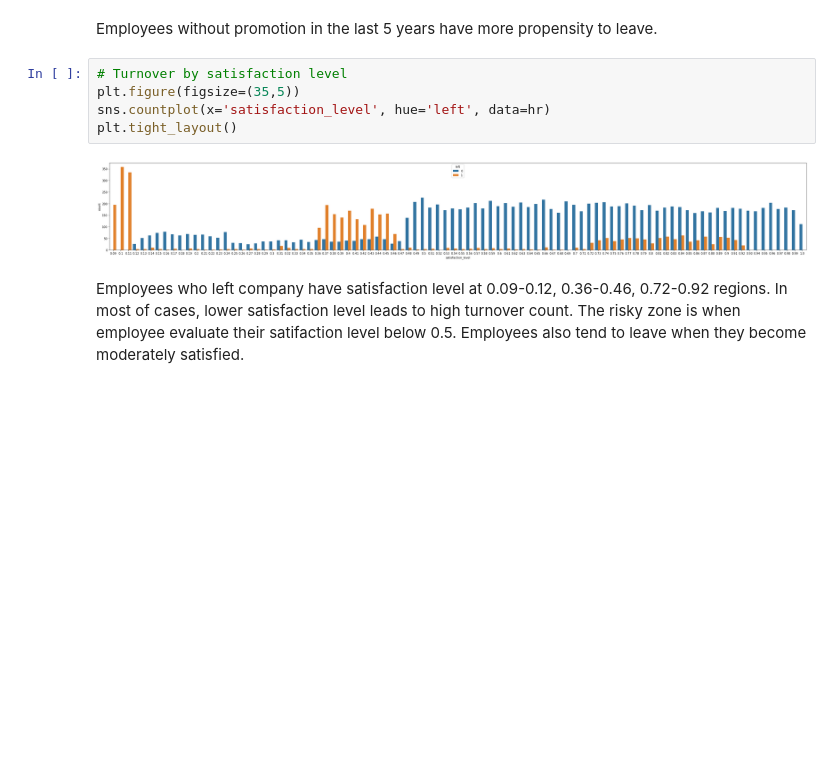
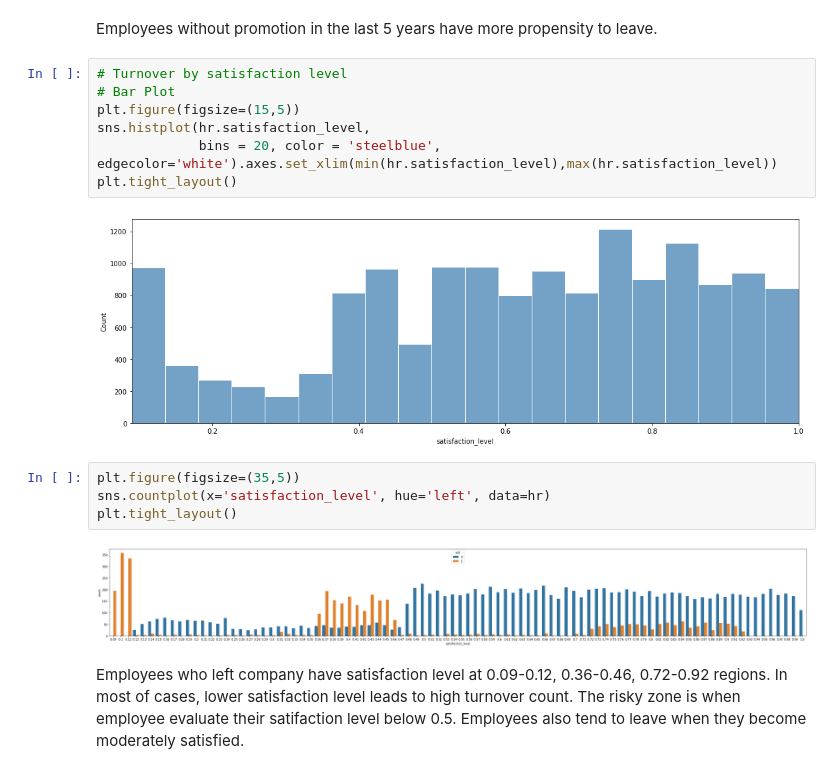
Before and after one commit to susanliubc/HR-Turnover-Analysis, a Jupyter notebook: Turnover.ipynb, the cells around one changed output. Drawn from its saved outputs; the diff is of its cells as text; blank space fills up the shorter version.

```diff
--- a/Turnover.ipynb
+++ b/Turnover.ipynb
@@ -176,8 +185,16 @@ Turnover Rate if Promotion: 5.96 %
 Turnover Rate if No Promotion: 24.2 %
 # %% [markdown]
 Employees without promotion in the last 5 years have more propensity to leave.
+# %%
+# Turnover by satisfaction level
+# Bar Plot
+plt.figure(figsize=(15,5))
+sns.histplot(hr.satisfaction_level,
+             bins = 20, color = 'steelblue', edgecolor='white').axes.set_xlim(min(hr.satisfaction_level),max(hr.satisfaction_level))
+plt.tight_layout()
+# %% [output]
+[figure, added]
 # %%
-# Turnover by satisfaction level
 plt.figure(figsize=(35,5))
 sns.countplot(x='satisfaction_level', hue='left', data=hr)
 plt.tight_layout()
```
Also changed, not shown: parts of 35 cells of this notebook.
